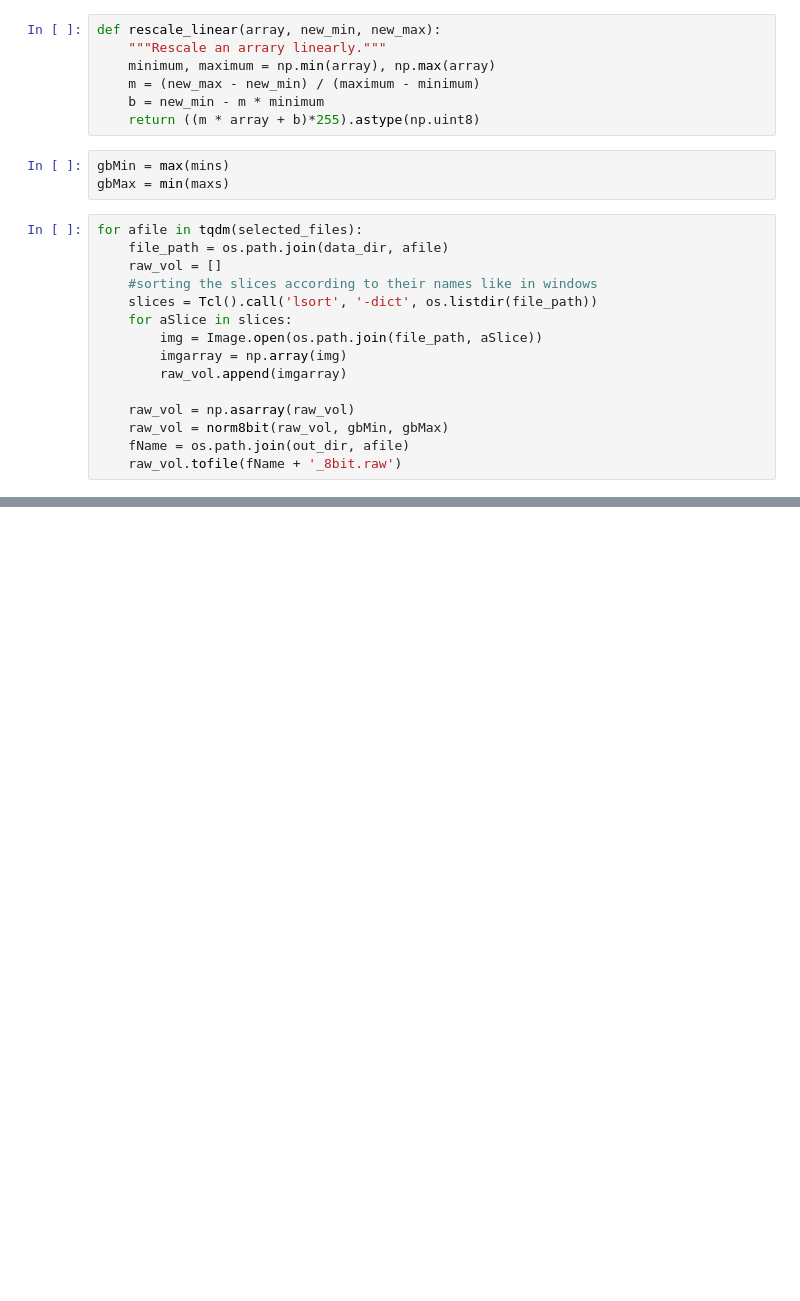
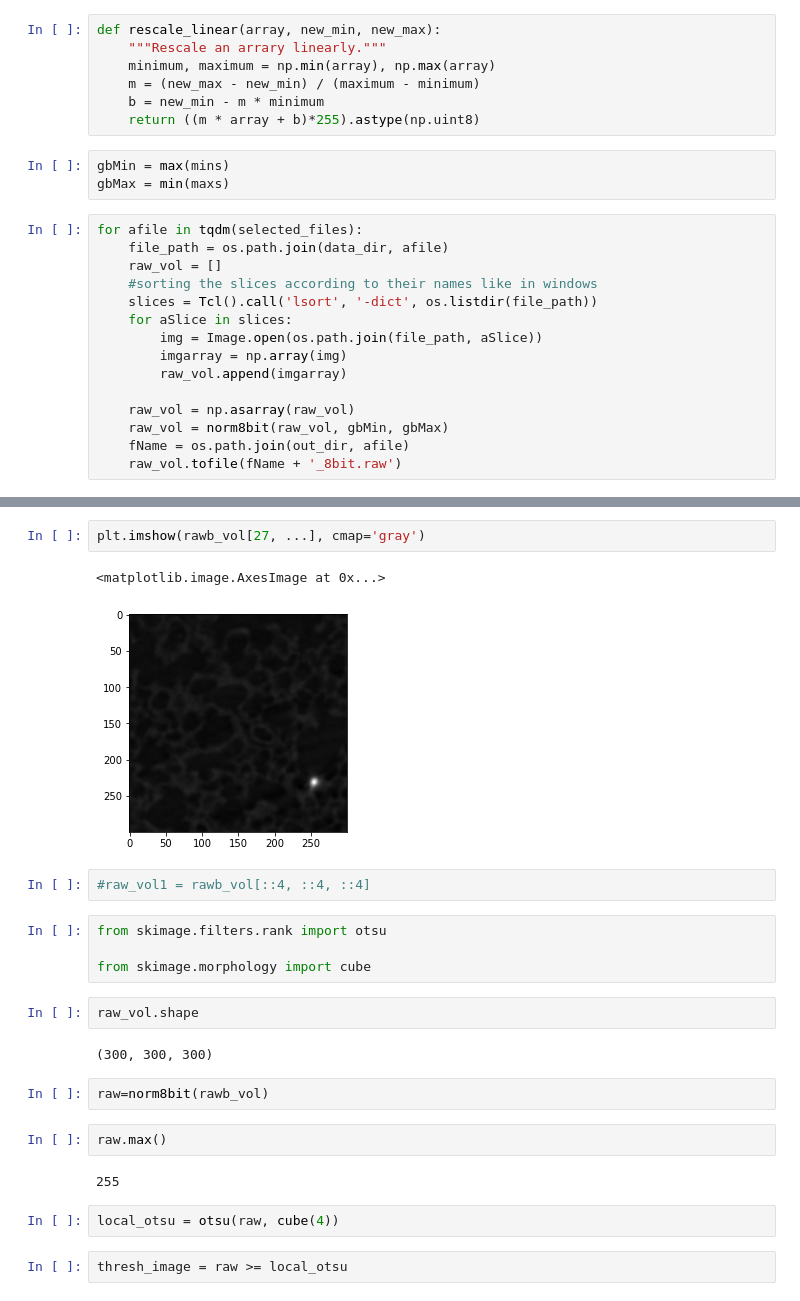
Before and after one commit to mrahmansagar/poreAnalysis, a Jupyter notebook: format_roi.ipynb, the cells around one changed output, grey strips where cells are left out. Saved outputs shown, nothing was run; the diff lists cells and outputs as text; blank space fills up the shorter version.

```diff
--- a/format_roi.ipynb
+++ b/format_roi.ipynb
@@ -69,0 +70,25 @@ afile
+# %%
+plt.imshow(rawb_vol[27, ...], cmap='gray')
+# %% [output]
+<matplotlib.image.AxesImage at 0x...>
+[figure, added]
+# %%
+#raw_vol1 = rawb_vol[::4, ::4, ::4]
+# %%
+from skimage.filters.rank import otsu
+
+from skimage.morphology import cube
+# %%
+raw_vol.shape
+# %% [output]
+(300, 300, 300)
+# %%
+raw=norm8bit(rawb_vol)
+# %%
+raw.max()
+# %% [output]
+255
+# %%
+local_otsu = otsu(raw, cube(4))
+# %%
+thresh_image = raw >= local_otsu
```
Also changed, not shown: parts of 6 cells of this notebook, 3 other files.
